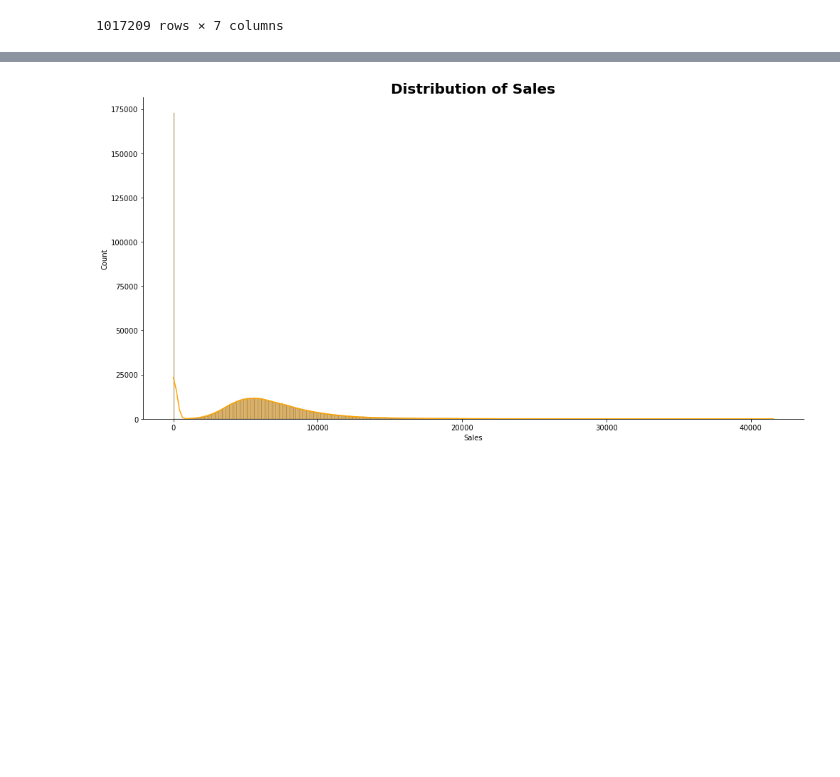
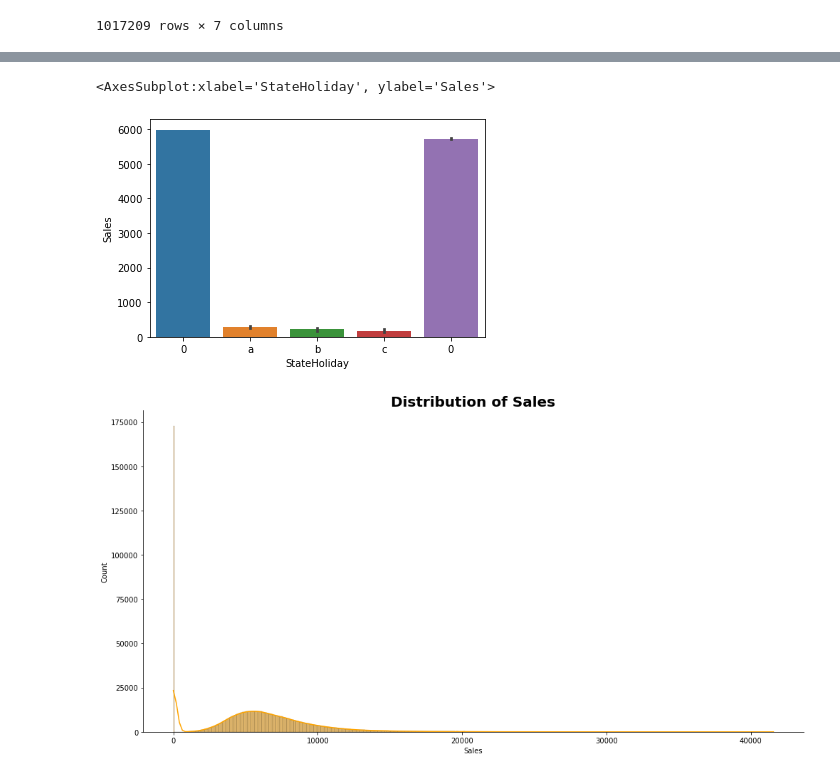
Before and after one commit to AmonKi/sales-prediction, a Jupyter notebook: Data Exploration.ipynb, the cells around one changed output, grey strips where cells are left out. Cells and saved outputs as stored; diff of their text form; code cells hidden in the pictures; blank space fills up the shorter version.

```diff
--- a/Data Exploration.ipynb
+++ b/Data Exploration.ipynb
@@ -199,3 +231,8 @@ merged[["Date","Year","Month","Day","Week","Quarter","Season"]]
+# %%
+sns.barplot(x='StateHoliday',y='Sales',data = merged)
+# %% [output]
+<AxesSubplot:xlabel='StateHoliday', ylabel='Sales'>
+[figure, added]
 # %%
 def plot_hist(df:pd.DataFrame, column:str, color:str)->None:
     # plt.figure(figsize=(15, 10))
```
Also changed, not shown: parts of 3 cells of this notebook, 3 other files.
